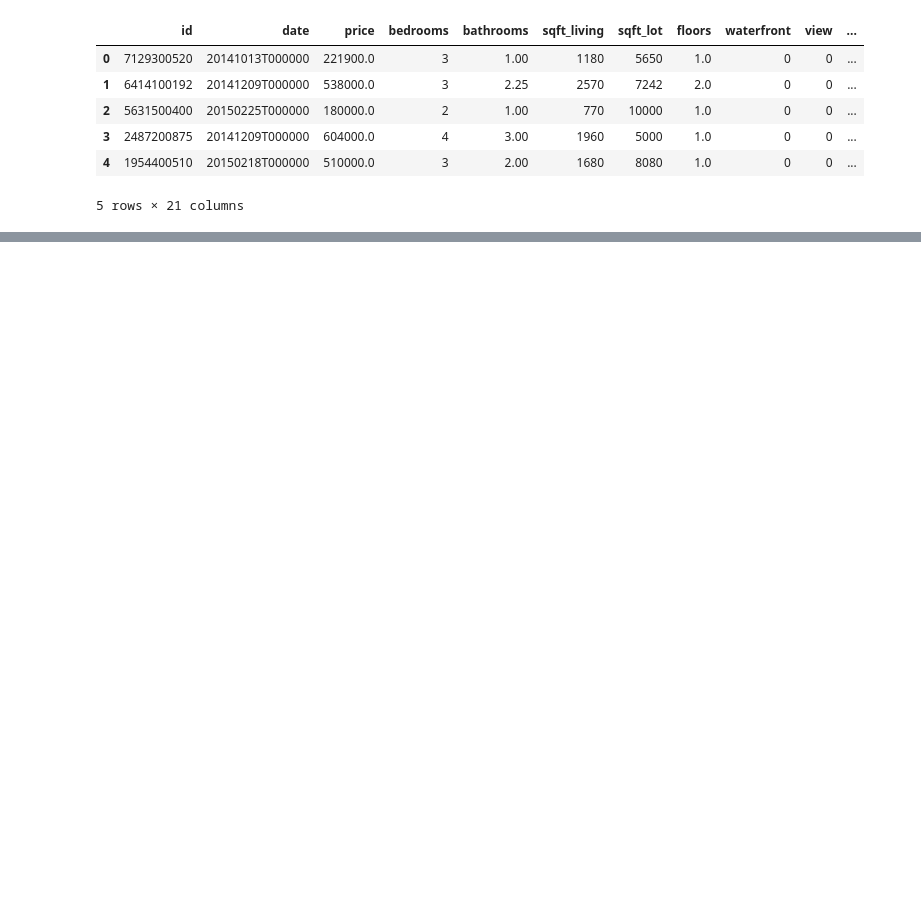
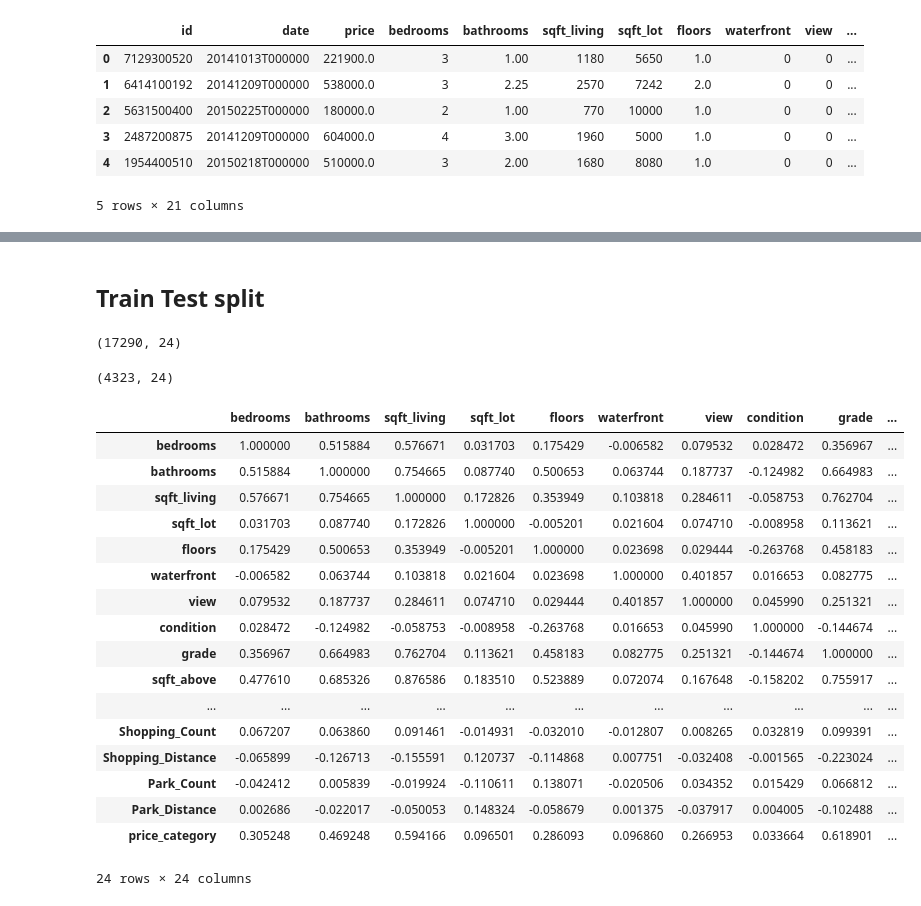
Before and after one commit to hiepvo01/DS420_Project1, a Jupyter notebook: jupyter/Project1.ipynb, the cells around one changed output, grey strips where cells are left out. Drawn from its saved outputs; the diff is of its cells as text; code cells hidden in the pictures; blank space fills up the shorter version.

```diff
--- a/jupyter/Project1.ipynb
+++ b/jupyter/Project1.ipynb
@@ -13,0 +86,12 @@ df.head()
+# %%
+counts, mins = getCountDist(restaurants)
+df["Restaurant_Count"] = counts
+df["Restaurant_Distance"] = mins
+
+counts, mins = getCountDist(shoppings)
+df["Shopping_Count"] = counts
+df["Shopping_Distance"] = mins
+
+counts, mins = getCountDist(parks)
+df["Park_Count"] = counts
+df["Park_Distance"] = mins
@@ -35,0 +180,5 @@ array([1955, 1951, 1933, 1965, 1987, 2001, 1995, 1963, 1960, 2003, 1942,
+# %%
+# There are only 2 missing values in sqft_above
+# Fill the 2 missing values with mean
+column_means = df.mean()
+df = df.fillna(column_means)
@@ -36,3 +217,15 @@ array([1955, 1951, 1933, 1965, 1987, 2001, 1995, 1963, 1960, 2003, 1942,
+# %%
+price_cat = []
+for price in df.price:
+    if price < 321950:
+        price_cat.append(1)
+    elif(price < 450000):
+        price_cat.append(2)
+    elif(price < 645000):
+        price_cat.append(3)
+    else:
+        price_cat.append(4)
+df['price_category'] = price_cat
 # %%
 years = []
 for d in df.date:
@@ -46,0 +274,38 @@ df.to_csv('../house_data_processed.csv')
+# %%
+df_model = df.drop(['id', 'date', 'zipcode', 'price'], axis=1)
+# %% [markdown]
+## Train Test split
+# %%
+# Sampling Train and Test set using 80 - 20 ratio with randomization
+from sklearn.model_selection import train_test_split
+train_set, test_set = train_test_split(df_model, test_size=0.2, random_state=42)
+# Train set has 14016 rows after splitting
+train_set.shape
+# %% [output]
+(17290, 24)
+# %%
+test_set.shape
+# %% [output]
+(4323, 24)
+# %%
+# Check for correlation
+df_model.corr()
+# %% [output]
+|  | bedrooms | bathrooms | sqft_living | sqft_lot | floors | waterfront | view | condition | grade | ... |
+| bedrooms | 1.000000 | 0.515884 | 0.576671 | 0.031703 | 0.175429 | -0.006582 | 0.079532 | 0.028472 | 0.356967 | ... |
+| bathrooms | 0.515884 | 1.000000 | 0.754665 | 0.087740 | 0.500653 | 0.063744 | 0.187737 | -0.124982 | 0.664983 | ... |
+| sqft_living | 0.576671 | 0.754665 | 1.000000 | 0.172826 | 0.353949 | 0.103818 | 0.284611 | -0.058753 | 0.762704 | ... |
+| sqft_lot | 0.031703 | 0.087740 | 0.172826 | 1.000000 | -0.005201 | 0.021604 | 0.074710 | -0.008958 | 0.113621 | ... |
+| floors | 0.175429 | 0.500653 | 0.353949 | -0.005201 | 1.000000 | 0.023698 | 0.029444 | -0.263768 | 0.458183 | ... |
+| waterfront | -0.006582 | 0.063744 | 0.103818 | 0.021604 | 0.023698 | 1.000000 | 0.401857 | 0.016653 | 0.082775 | ... |
+| view | 0.079532 | 0.187737 | 0.284611 | 0.074710 | 0.029444 | 0.401857 | 1.000000 | 0.045990 | 0.251321 | ... |
+| condition | 0.028472 | -0.124982 | -0.058753 | -0.008958 | -0.263768 | 0.016653 | 0.045990 | 1.000000 | -0.144674 | ... |
+| grade | 0.356967 | 0.664983 | 0.762704 | 0.113621 | 0.458183 | 0.082775 | 0.251321 | -0.144674 | 1.000000 | ... |
+| sqft_above | 0.477610 | 0.685326 | 0.876586 | 0.183510 | 0.523889 | 0.072074 | 0.167648 | -0.158202 | 0.755917 | ... |
+| ... | ... | ... | ... | ... | ... | ... | ... | ... | ... | ... |
+| Shopping_Count | 0.067207 | 0.063860 | 0.091461 | -0.014931 | -0.032010 | -0.012807 | 0.008265 | 0.032819 | 0.099391 | ... |
+| Shopping_Distance | -0.065899 | -0.126713 | -0.155591 | 0.120737 | -0.114868 | 0.007751 | -0.032408 | -0.001565 | -0.223024 | ... |
+| Park_Count | -0.042412 | 0.005839 | -0.019924 | -0.110611 | 0.138071 | -0.020506 | 0.034352 | 0.015429 | 0.066812 | ... |
+| Park_Distance | 0.002686 | -0.022017 | -0.050053 | 0.148324 | -0.058679 | 0.001375 | -0.037917 | 0.004005 | -0.102488 | ... |
+| price_category | 0.305248 | 0.469248 | 0.594166 | 0.096501 | 0.286093 | 0.096860 | 0.266953 | 0.033664 | 0.618901 | ... |
+24 rows × 24 columns
```
Also changed, not shown: parts of 46 cells of this notebook, 4 other files.
